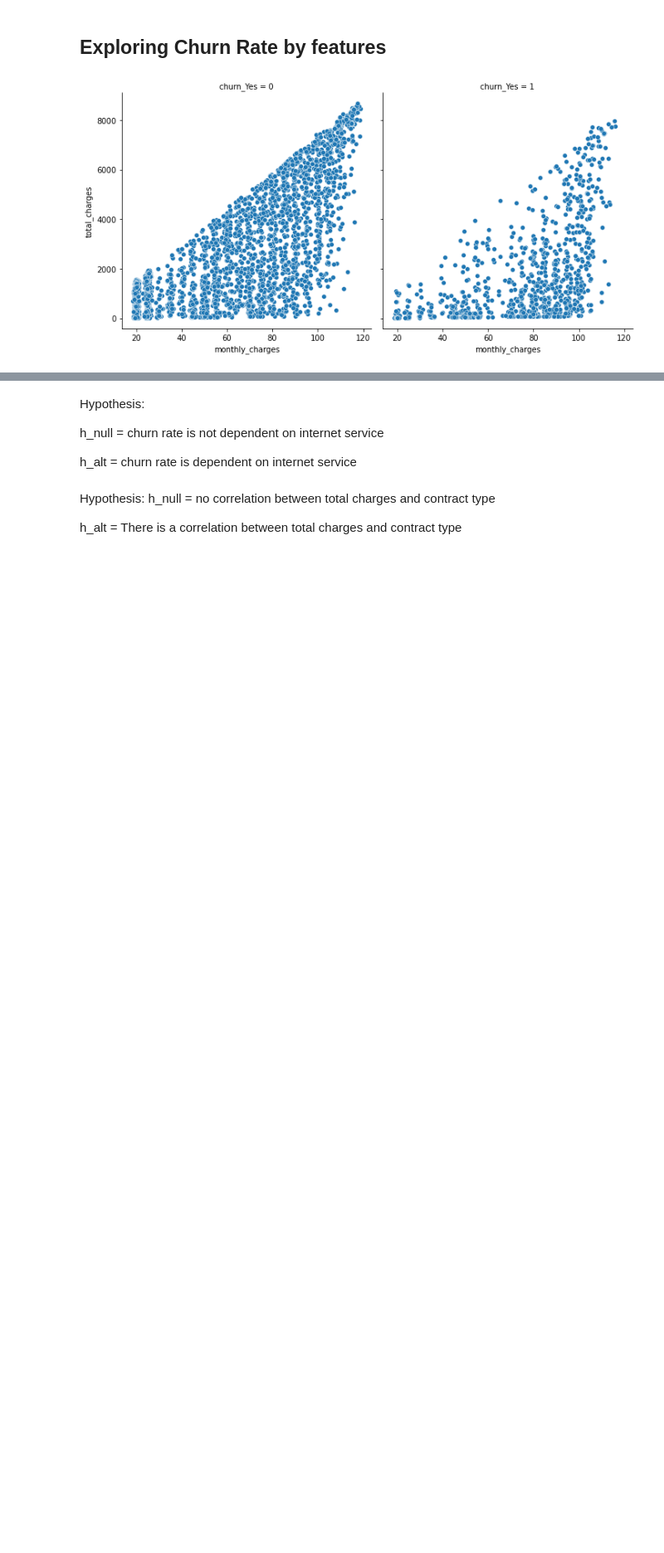
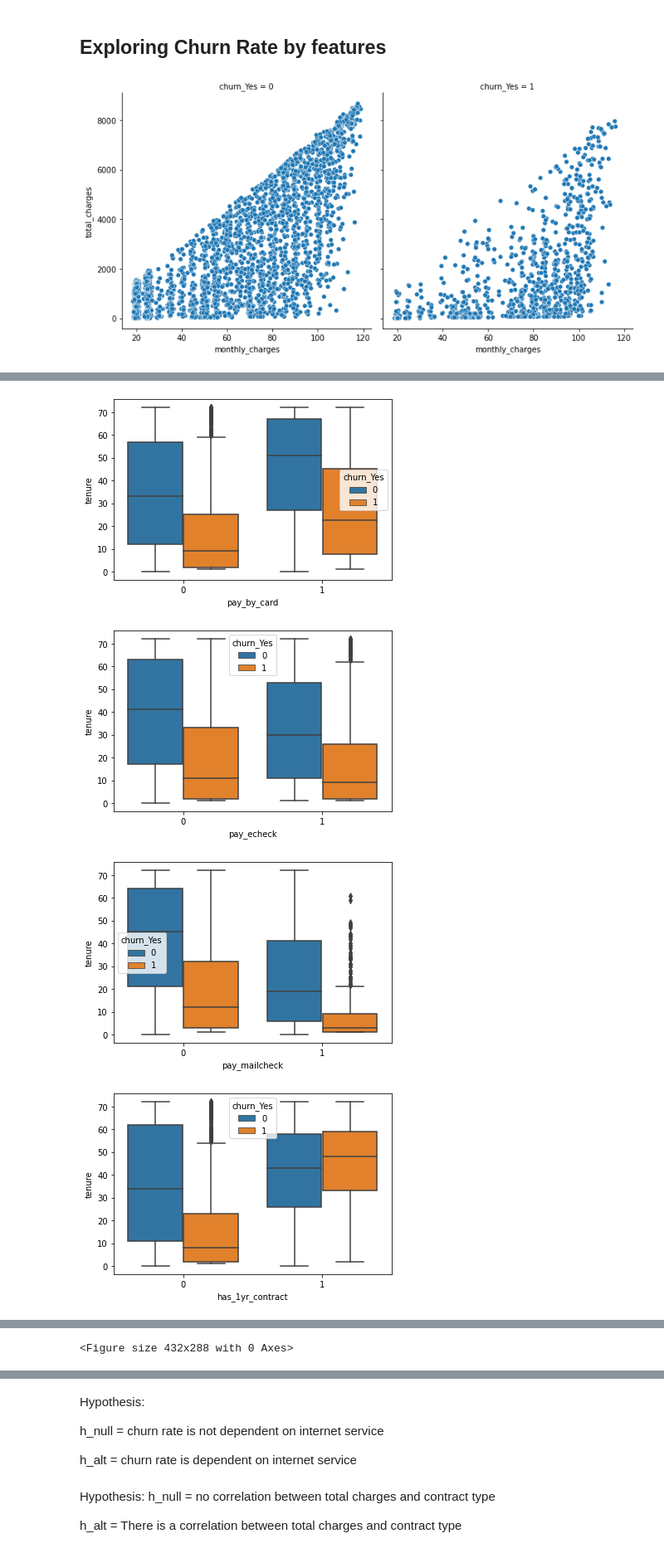
Before and after one commit to mariamnaqvi/predicting_customer_churn, a Jupyter notebook: final_report_telco.ipynb, the cells around one changed output, grey strips where cells are left out. Shown at 83% size. Cells and saved outputs as stored; diff of their text form; code cells hidden in the pictures; blank space fills up the shorter version.

```diff
--- a/final_report_telco.ipynb
+++ b/final_report_telco.ipynb
@@ -122,0 +148,12 @@ plt.show()
+# %%
+features = ['pay_by_card', 'pay_echeck', 'pay_mailcheck',
+            'has_1yr_contract', 'has_2yr_contract', 'has_fiber']
+# %%
+for x in features:
+    plt.show(sns.boxplot(data = telco_df, x = telco_df[x], y = 'tenure', hue = 'churn_Yes'))
+    plt.tight_layout()
+# %% [output]
+[figure, added]
+[figure, added]
+[figure, added]
+[figure, added]
@@ -122,0 +162 @@ plt.show()
+<Figure size 432x288 with 0 Axes>
```
Also changed, not shown: parts of 40 cells of this notebook.
